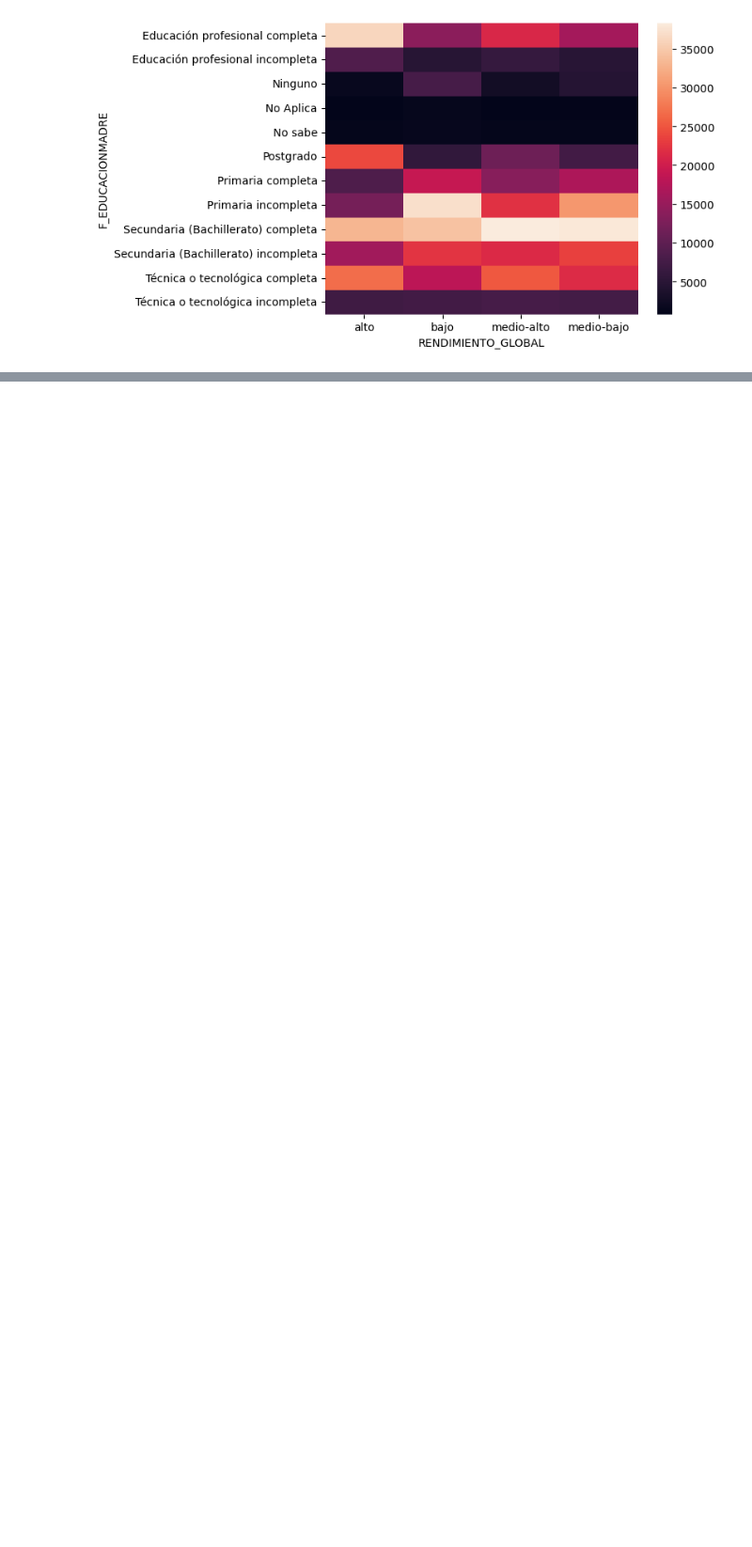
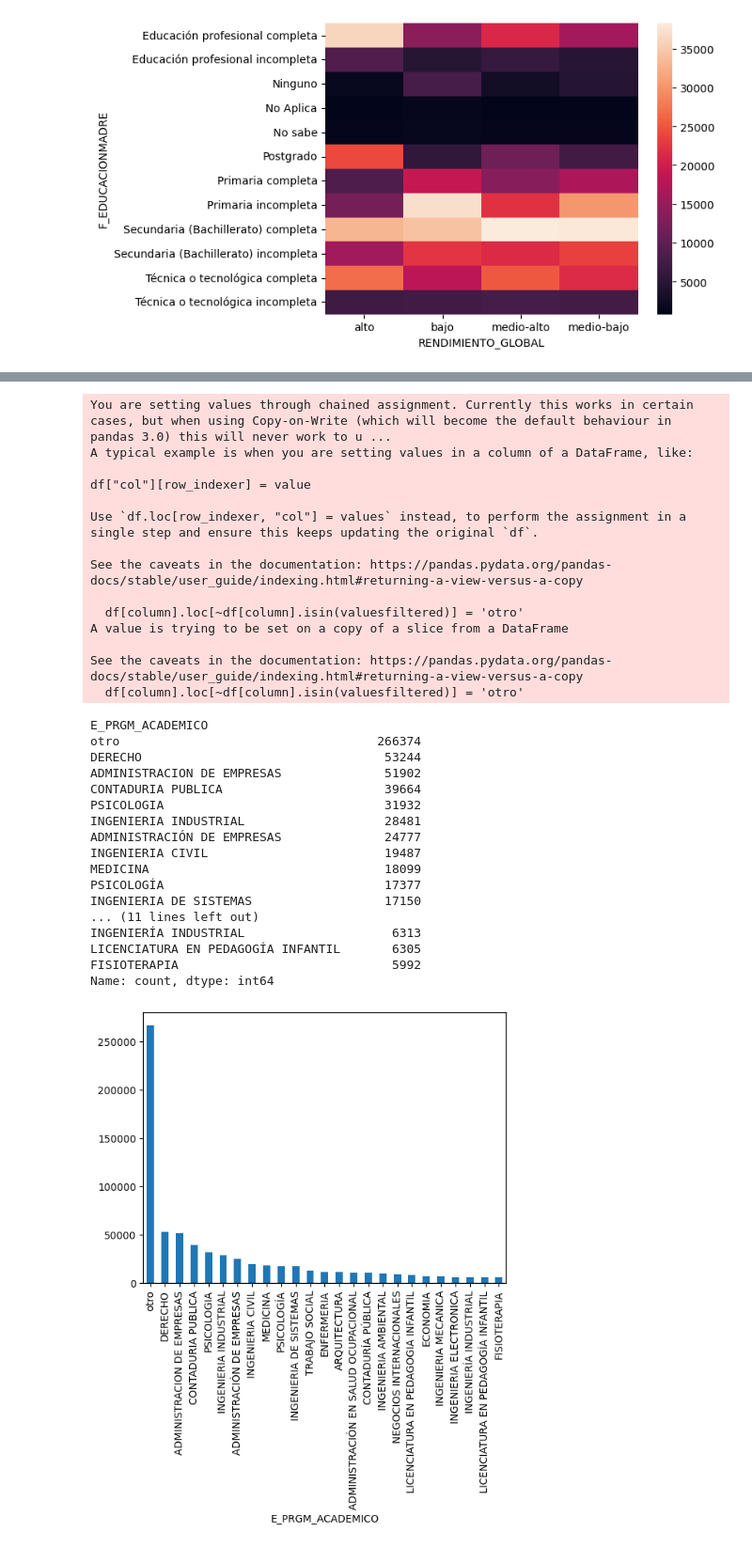
Before and after one commit to Thomascc123/Proyecto-Kaggle-Modelos, a Jupyter notebook: 02 - preprocesado.ipynb, the cells around one changed output, grey strips where cells are left out. Shown at 94% size. Drawn from its saved outputs; the diff is of its cells as text; code cells hidden in the pictures; blank space fills up the shorter version.

```diff
--- a/02 - preprocesado.ipynb
+++ b/02 - preprocesado.ipynb
@@ -556,0 +579,36 @@ compareDiscreteValues(traincopy,'F_EDUCACIONMADRE')
+# %%
+def valuesPercentage(df, column):
+  return ((df[column].value_counts()/len(df))*100) # obtiene la frecuencia relativa de cada valor
+
+def valuesFilterSignificance(df, column, percentage, printInfo = True):
+  column = valuesPercentage(df, column)
+
+  if printInfo:
+    print(column[column >= percentage])
+    print("porcentaje acumulado: ",column[column >= percentage].sum())
+    print("numero de valores: ",(column[column >= percentage]).shape[0])
+
+  return column[column >= percentage]
+
+def groupValues(df, column, percentage):
+  valuesfiltered = valuesFilterSignificance(df, column, percentage, printInfo = False)
+  valuesfiltered = valuesfiltered.index.tolist()  #obteniendo los valores que no se agruparan
+
+  df[column].loc[~df[column].isin(valuesfiltered)] = 'otro'
+
+def printUniqueValues(df, column):
+  values = df[column].unique()
+  print(values)
+  print("Numero de valores: ",values.shape[0])
+
+def formatText(df, column):
+
+  def quitar_tildes(texto):
+    if isinstance(texto, str):
+        return ''.join(
+            c for c in unicodedata.normalize('NFKD', texto)
+            if not unicodedata.combining(c)
+        )
+    return texto
+
+  df[column] = df[column].apply(quitar_tildes)
@@ -556,0 +658,38 @@ compareDiscreteValues(traincopy,'F_EDUCACIONMADRE')
+# %%
+pruebaTrain = traincopy.copy()
+groupValues(pruebaTrain, 'E_PRGM_ACADEMICO', 0.8)
+
+viewValues(pruebaTrain, 'E_PRGM_ACADEMICO')
+# %% [output]
+You are setting values through chained assignment. Currently this works in certain cases, but when using Copy-on-Write (which will become the default behaviour in pandas 3.0) this will never work to u ...
+A typical example is when you are setting values in a column of a DataFrame, like:
+
+df["col"][row_indexer] = value
+
+Use `df.loc[row_indexer, "col"] = values` instead, to perform the assignment in a single step and ensure this keeps updating the original `df`.
+
+See the caveats in the documentation: https://pandas.pydata.org/pandas-docs/stable/user_guide/indexing.html#returning-a-view-versus-a-copy
+
+  df[column].loc[~df[column].isin(valuesfiltered)] = 'otro'
+A value is trying to be set on a copy of a slice from a DataFrame
+
+See the caveats in the documentation: https://pandas.pydata.org/pandas-docs/stable/user_guide/indexing.html#returning-a-view-versus-a-copy
+  df[column].loc[~df[column].isin(valuesfiltered)] = 'otro'
+E_PRGM_ACADEMICO
+otro                                   266374
+DERECHO                                 53244
+ADMINISTRACION DE EMPRESAS              51902
+CONTADURIA PUBLICA                      39664
+PSICOLOGIA                              31932
+INGENIERIA INDUSTRIAL                   28481
+ADMINISTRACIÓN DE EMPRESAS              24777
+INGENIERIA CIVIL                        19487
+MEDICINA                                18099
+PSICOLOGÍA                              17377
+INGENIERIA DE SISTEMAS                  17150
+... (11 lines left out)
+INGENIERÍA INDUSTRIAL                    6313
+LICENCIATURA EN PEDAGOGÍA INFANTIL       6305
+FISIOTERAPIA                             5992
+Name: count, dtype: int64
+[figure, added]
```
Also changed, not shown: parts of 7 cells of this notebook.
